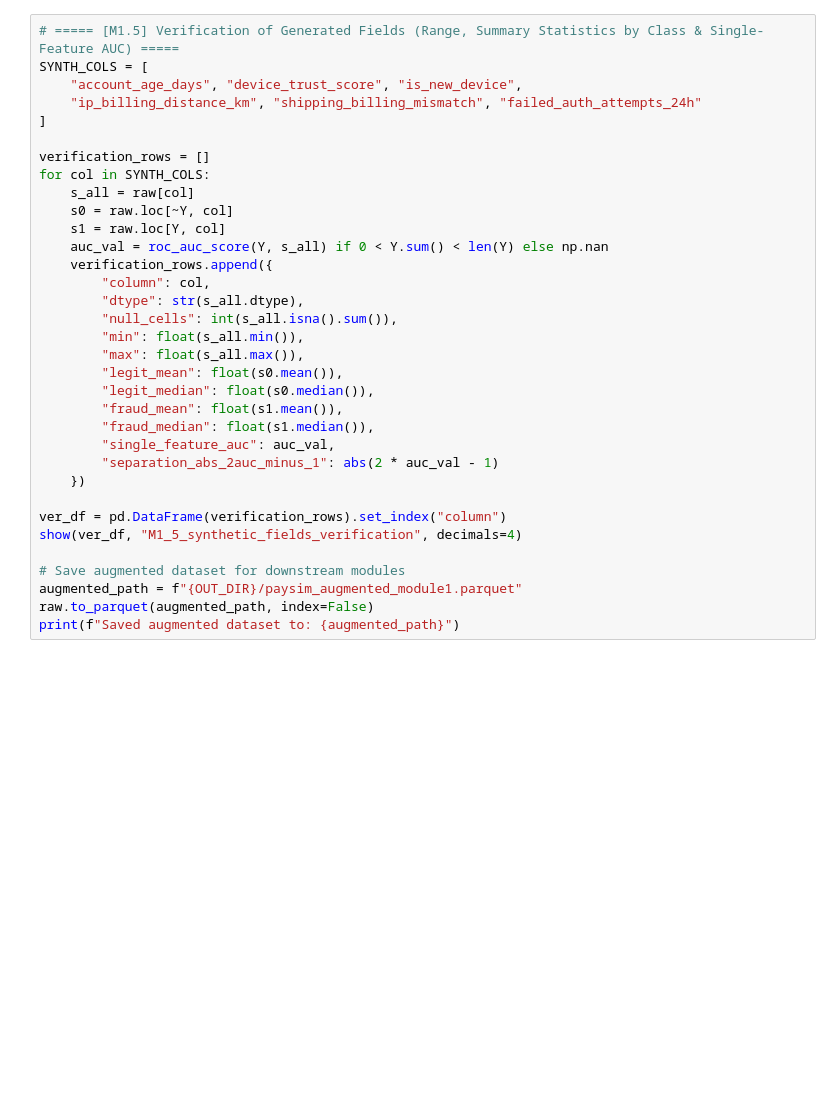
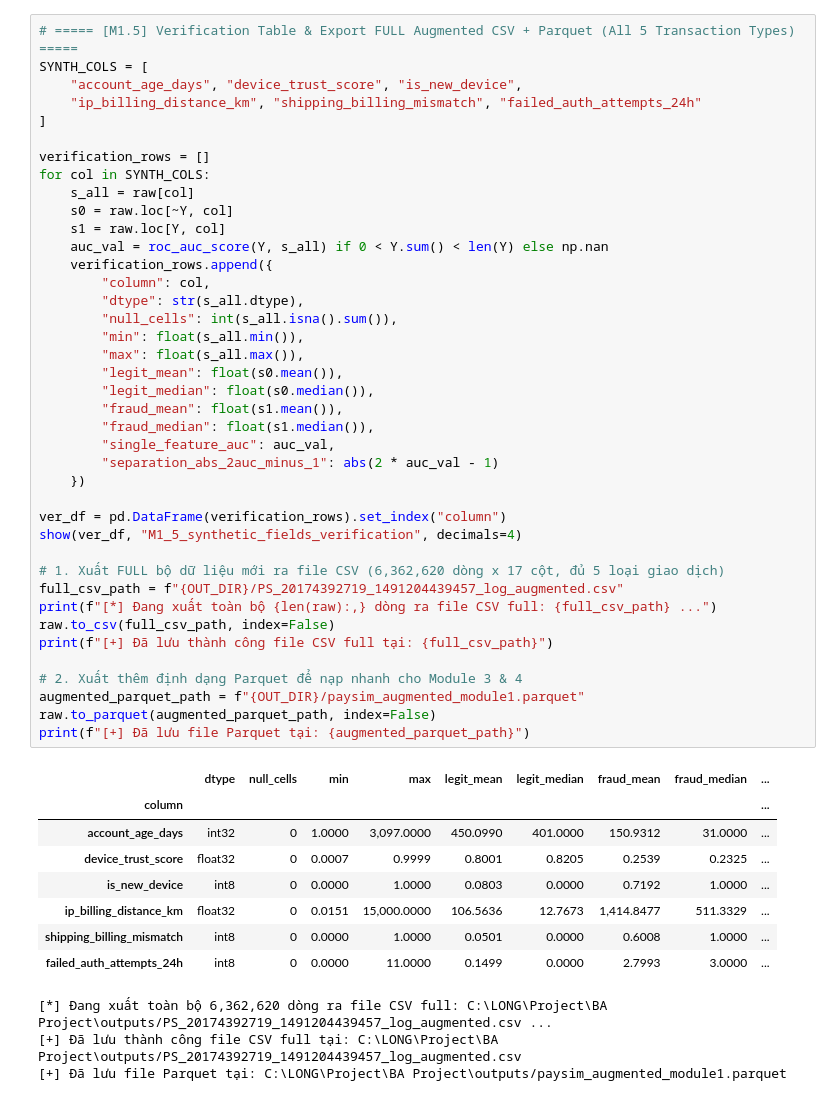
Before and after one commit to KietLe2504/Intro_to_BA, a Jupyter notebook: Module_1_Data_Generation.ipynb, the cells around one changed output. Drawn from its saved outputs; the diff is of its cells as text; blank space fills up the shorter version.

```diff
--- a/Module_1_Data_Generation.ipynb
+++ b/Module_1_Data_Generation.ipynb
@@ -313,34 +339,52 @@ display(raw.head(10))
 # %%
-# ===== [M1.5] Verification of Generated Fields (Range, Summary Statistics by Class & Single-Feature AUC) =====
+# ===== [M1.5] Verification Table & Export FULL Augmented CSV + Parquet (All 5 Transaction Types) =====
 SYNTH_COLS = [
     "account_age_days", "device_trust_score", "is_new_device",
     "ip_billing_distance_km", "shipping_billing_mismatch", "failed_auth_attempts_24h"
 ]
 
 verification_rows = []
 for col in SYNTH_COLS:
     s_all = raw[col]
     s0 = raw.loc[~Y, col]
     s1 = raw.loc[Y, col]
     auc_val = roc_auc_score(Y, s_all) if 0 < Y.sum() < len(Y) else np.nan
     verification_rows.append({
         "column": col,
         "dtype": str(s_all.dtype),
         "null_cells": int(s_all.isna().sum()),
         "min": float(s_all.min()),
         "max": float(s_all.max()),
         "legit_mean": float(s0.mean()),
         "legit_median": float(s0.median()),
         "fraud_mean": float(s1.mean()),
         "fraud_median": float(s1.median()),
         "single_feature_auc": auc_val,
         "separation_abs_2auc_minus_1": abs(2 * auc_val - 1)
     })
 
 ver_df = pd.DataFrame(verification_rows).set_index("column")
 show(ver_df, "M1_5_synthetic_fields_verification", decimals=4)
 
-# Save augmented dataset for downstream modules
-augmented_path = f"{OUT_DIR}/paysim_augmented_module1.parquet"
-raw.to_parquet(augmented_path, index=False)
-print(f"Saved augmented dataset to: {augmented_path}")
+# 1. Xuất FULL bộ dữ liệu mới ra file CSV (6,362,620 dòng x 17 cột, đủ 5 loại giao dịch)
+full_csv_path = f"{OUT_DIR}/PS_20174392719_1491204439457_log_augmented.csv"
+print(f"[*] Đang xuất toàn bộ {len(raw):,} dòng ra file CSV full: {full_csv_path} ...")
+raw.to_csv(full_csv_path, index=False)
+print(f"[+] Đã lưu thành công file CSV full tại: {full_csv_path}")
+
+# 2. Xuất thêm định dạng Parquet để nạp nhanh cho Module 3 & 4
+augmented_parquet_path = f"{OUT_DIR}/paysim_augmented_module1.parquet"
+raw.to_parquet(augmented_parquet_path, index=False)
+print(f"[+] Đã lưu file Parquet tại: {augmented_parquet_path}")
+# %% [output]
+|  | dtype | null_cells | min | max | legit_mean | legit_median | fraud_mean | fraud_median | ... |
+| column |  |  |  |  |  |  |  |  | ... |
+| account_age_days | int32 | 0 | 1.0000 | 3,097.0000 | 450.0990 | 401.0000 | 150.9312 | 31.0000 | ... |
+| device_trust_score | float32 | 0 | 0.0007 | 0.9999 | 0.8001 | 0.8205 | 0.2539 | 0.2325 | ... |
+| is_new_device | int8 | 0 | 0.0000 | 1.0000 | 0.0803 | 0.0000 | 0.7192 | 1.0000 | ... |
+| ip_billing_distance_km | float32 | 0 | 0.0151 | 15,000.0000 | 106.5636 | 12.7673 | 1,414.8477 | 511.3329 | ... |
+| shipping_billing_mismatch | int8 | 0 | 0.0000 | 1.0000 | 0.0501 | 0.0000 | 0.6008 | 1.0000 | ... |
+| failed_auth_attempts_24h | int8 | 0 | 0.0000 | 11.0000 | 0.1499 | 0.0000 | 2.7993 | 3.0000 | ... |
+[*] Đang xuất toàn bộ 6,362,620 dòng ra file CSV full: C:\LONG\Project\BA Project\outputs/PS_20174392719_1491204439457_log_augmented.csv ...
+[+] Đã lưu thành công file CSV full tại: C:\LONG\Project\BA Project\outputs/PS_20174392719_1491204439457_log_augmented.csv
+[+] Đã lưu file Parquet tại: C:\LONG\Project\BA Project\outputs/paysim_augmented_module1.parquet
```
Also changed, not shown: parts of 9 cells of this notebook, 2 other files.
